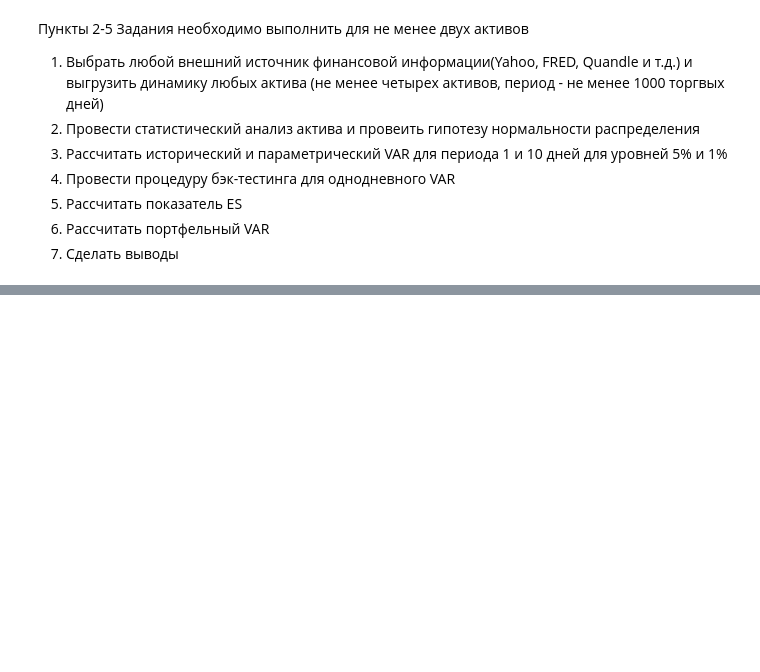
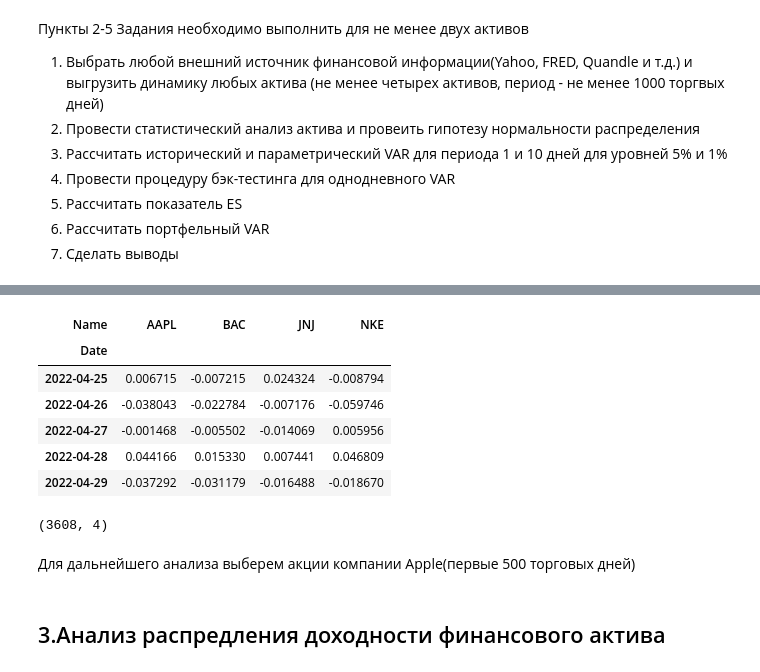
Before and after one commit to qununc/UFR, a Jupyter notebook: no3_var_backtests/Ex_Der_2_corrected.ipynb, the cells around one changed output, grey strips where cells are left out. Saved outputs shown, nothing was run; the diff lists cells and outputs as text; code cells hidden in the pictures; blank space fills up the shorter version.

```diff
--- a/no3_var_backtests/Ex_Der_2_corrected.ipynb
+++ b/no3_var_backtests/Ex_Der_2_corrected.ipynb
@@ -522,0 +588,21 @@ VAR_port
+# %%
+port_log=stocks_pivoted.apply(lambda x:np.log(x)-np.log(x).shift(1))
+### расчет логарифмической доходности для каждого актива
+# %%
+port_log=port_log.iloc[1:,:]
+# %%
+port_log.tail()
+# %% [output]
+| Name | AAPL | BAC | JNJ | NKE |
+| Date |  |  |  |  |
+| 2022-04-25 | 0.006715 | -0.007215 | 0.024324 | -0.008794 |
+| 2022-04-26 | -0.038043 | -0.022784 | -0.007176 | -0.059746 |
+| 2022-04-27 | -0.001468 | -0.005502 | -0.014069 | 0.005956 |
+| 2022-04-28 | 0.044166 | 0.015330 | 0.007441 | 0.046809 |
+| 2022-04-29 | -0.037292 | -0.031179 | -0.016488 | -0.018670 |
+# %%
+port_log.shape
+# %% [output]
+(3608, 4)
+# %% [markdown]
+Для дальнейшего анализа выберем акции компании Apple(первые 500 торговых дней)
@@ -522,0 +611,2 @@ VAR_port
+# %% [markdown]
+## 3.Анализ распредления доходности финансового актива
```
Also changed, not shown: parts of 108 cells of this notebook.
